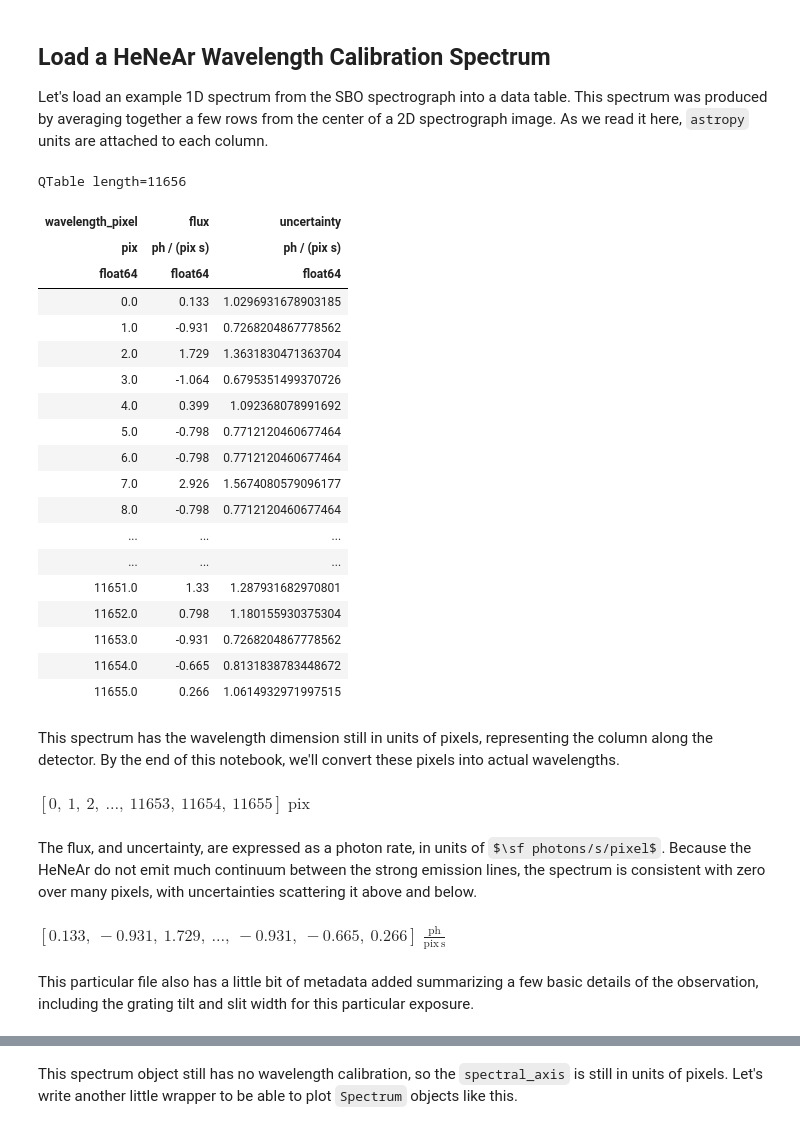
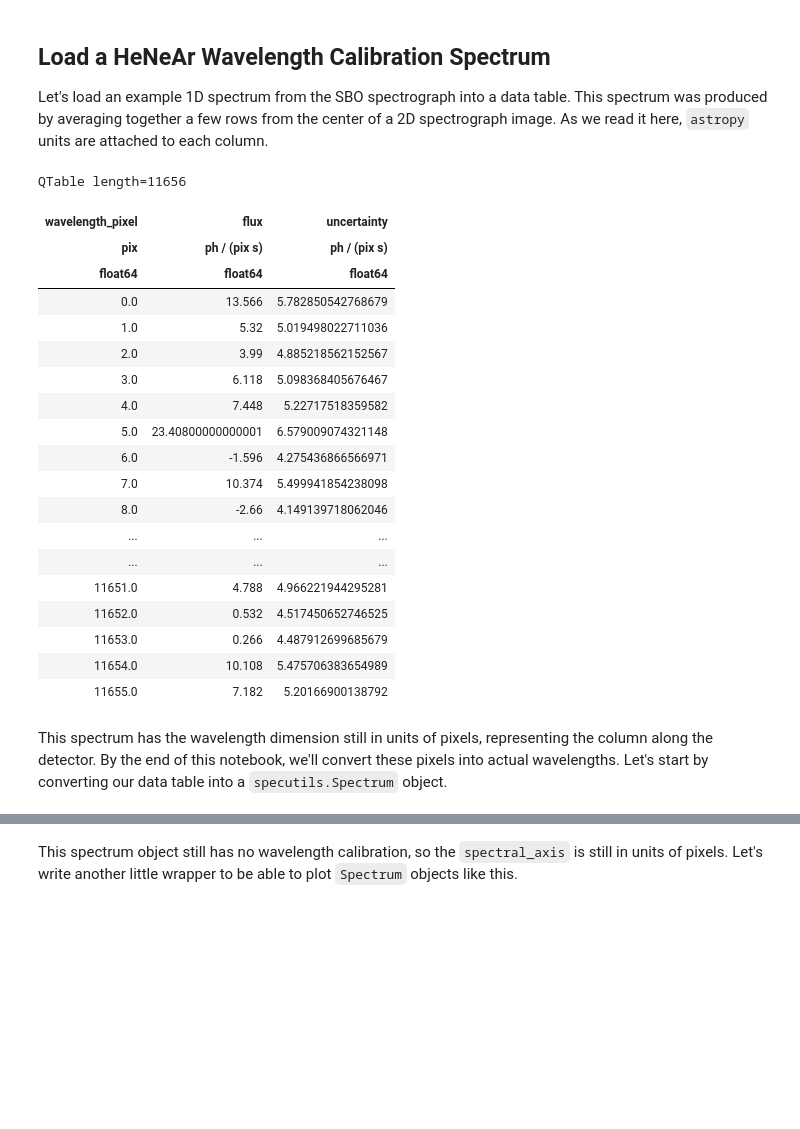
Before and after one commit to zkbt/astr3520-handbook, a Jupyter notebook: wavelength.ipynb, the cells around one changed output, grey strips where cells are left out. Drawn from its saved outputs; the diff is of its cells as text; code cells hidden in the pictures; some formulas as TeX source; blank space fills up the shorter version.

Commit message:
add a few notebooks

```diff
--- a/wavelength.ipynb
+++ b/wavelength.ipynb
@@ -17,40 +57,28 @@ quantity_support();
 
 Let's load an example 1D spectrum from the SBO spectrograph into a data table. This spectrum was produced by averaging together a few rows from the center of a 2D spectrograph image. As we read it here, `astropy` units are attached to each column.
 # %%
-uncalibrated = QTable.read('sbo-example-HeNeAr.ecsv', format='ascii.ecsv')
+uncalibrated = QTable.read('data/sbo/extracted-HeNeAr-pixels.ecsv', format='ascii.ecsv')
 uncalibrated
 # %% [output]
 QTable length=11656
 | wavelength_pixel | flux | uncertainty |
 | pix | ph / (pix s) | ph / (pix s) |
 | float64 | float64 | float64 |
-| 0.0 | 0.133 | 1.0296931678903185 |
-| 1.0 | -0.931 | 0.7268204867778562 |
-| 2.0 | 1.729 | 1.3631830471363704 |
-| 3.0 | -1.064 | 0.6795351499370726 |
-| 4.0 | 0.399 | 1.092368078991692 |
-| 5.0 | -0.798 | 0.7712120460677464 |
-| 6.0 | -0.798 | 0.7712120460677464 |
-| 7.0 | 2.926 | 1.5674080579096177 |
-| 8.0 | -0.798 | 0.7712120460677464 |
+| 0.0 | 13.566 | 5.782850542768679 |
+| 1.0 | 5.32 | 5.019498022711036 |
+| 2.0 | 3.99 | 4.885218562152567 |
+| 3.0 | 6.118 | 5.098368405676467 |
+| 4.0 | 7.448 | 5.22717518359582 |
+| 5.0 | 23.40800000000001 | 6.579009074321148 |
+| 6.0 | -1.596 | 4.275436866566971 |
+| 7.0 | 10.374 | 5.499941854238098 |
+| 8.0 | -2.66 | 4.149139718062046 |
 | ... | ... | ... |
 | ... | ... | ... |
-| 11651.0 | 1.33 | 1.287931682970801 |
-| 11652.0 | 0.798 | 1.180155930375304 |
-| 11653.0 | -0.931 | 0.7268204867778562 |
-| 11654.0 | -0.665 | 0.8131838783448672 |
-| 11655.0 | 0.266 | 1.0614932971997515 |
+| 11651.0 | 4.788 | 4.966221944295281 |
+| 11652.0 | 0.532 | 4.517450652746525 |
+| 11653.0 | 0.266 | 4.487912699685679 |
+| 11654.0 | 10.108 | 5.475706383654989 |
+| 11655.0 | 7.182 | 5.20166900138792 |
 # %% [markdown]
-This spectrum has the wavelength dimension still in units of pixels, representing the column along the detector. By the end of this notebook, we'll convert these pixels into actual wavelengths.
+This spectrum has the wavelength dimension still in units of pixels, representing the column along the detector. By the end of this notebook, we'll convert these pixels into actual wavelengths. Let's start by converting our data table into a `specutils.Spectrum` object.
-# %%
-uncalibrated['wavelength_pixel']
-# %% [output]
-$[0,~1,~2,~\dots,~11653,~11654,~11655] \; \mathrm{pix}$
-# %% [markdown]
-The flux, and uncertainty, are expressed as a photon rate, in units of $\sf photons/s/pixel$. Because the HeNeAr do not emit much continuum between the strong emission lines, the spectrum is consistent with zero over many pixels, with uncertainties scattering it above and below.
-# %%
-uncalibrated['flux']
-# %% [output]
-$[0.133,~-0.931,~1.729,~\dots,~-0.931,~-0.665,~0.266] \; \mathrm{\frac{ph}{pix\,s}}$
-# %% [markdown]
-This particular file also has a little bit of metadata added summarizing a few basic details of the observation, including the grating tilt and slit width for this particular exposure.
```
Also changed, not shown: parts of 42 cells of this notebook, 17 other files.
